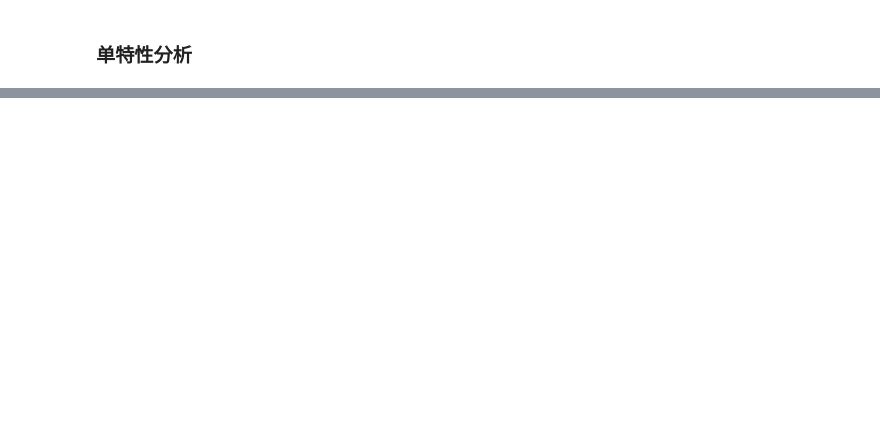
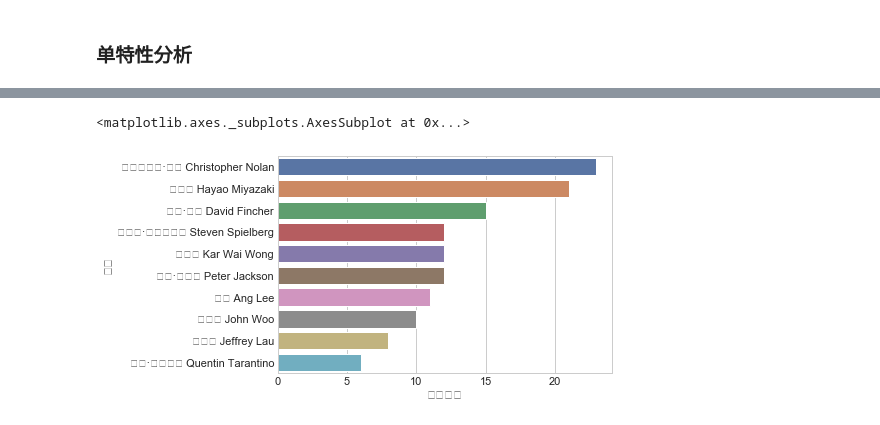
Before and after one commit to clayll/zhizuobiao_python, a Jupyter notebook: 练习/day20/douban250.ipynb, the cells around one changed output, grey strips where cells are left out. Saved outputs shown, nothing was run; the diff lists cells and outputs as text; code cells hidden in the pictures; blank space fills up the shorter version.

```diff
--- a/练习/day20/douban250.ipynb
+++ b/练习/day20/douban250.ipynb
@@ -69,0 +109,28 @@ plot_distribution(dataset=df_data,height=60,cols=2)
+# %%
+# e.获取电影类型数量前10的类型及上榜次数最多的导演
+types = df_data['movie_type'].str.split(' ').apply(pd.Series)
+types = types.apply(pd.Series.value_counts)
+types.fillna(value=0,inplace=True)
+# 获取前10的类型
+top10Types = pd.Series(types.sum(axis=1).sort_values(ascending=False),dtype=int).head(10)
+top10index = top10Types.index.tolist()
+def caculateTypeNum(item):
+    list = item['movie_type'].split(' ')
+    count = 0
+    for i in list:
+        if i in top10index:
+            count = count+1
+    item['actorTop'] = count
+    return item
+
+df_data['actorTop'] = 0
+
+result = df_data.apply(caculateTypeNum,axis=1)
+resuntgb = result.groupby(by='movie_director')[['actorTop']].sum()
+
+resuntgb = resuntgb.sort_values(by=['actorTop'], ascending=False).head(10)
+resuntgb = pd.DataFrame({"导演":resuntgb.index,"类型数量":resuntgb.actorTop.values})
+sns.barplot(x='类型数量',y='导演',data=resuntgb)
+# %% [output]
+<matplotlib.axes._subplots.AxesSubplot at 0x...>
+[figure, added]
```
Also changed, not shown: parts of 11 cells of this notebook, 3 other files.
